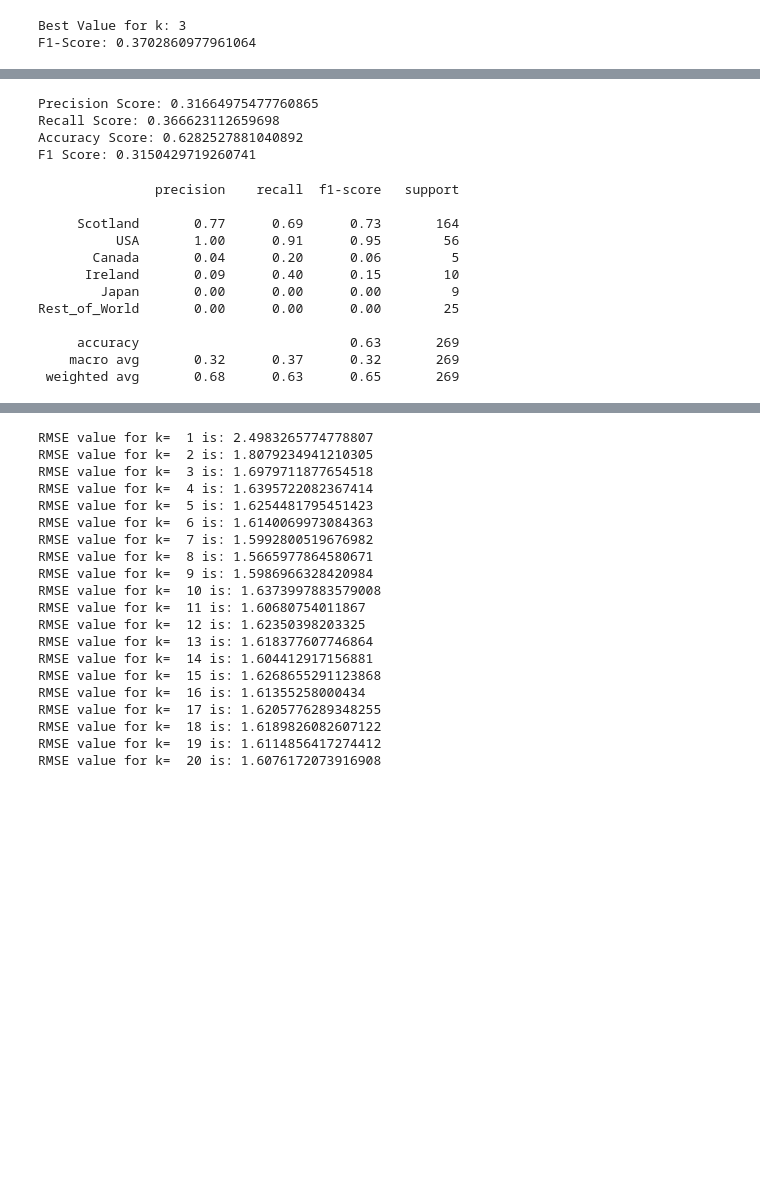
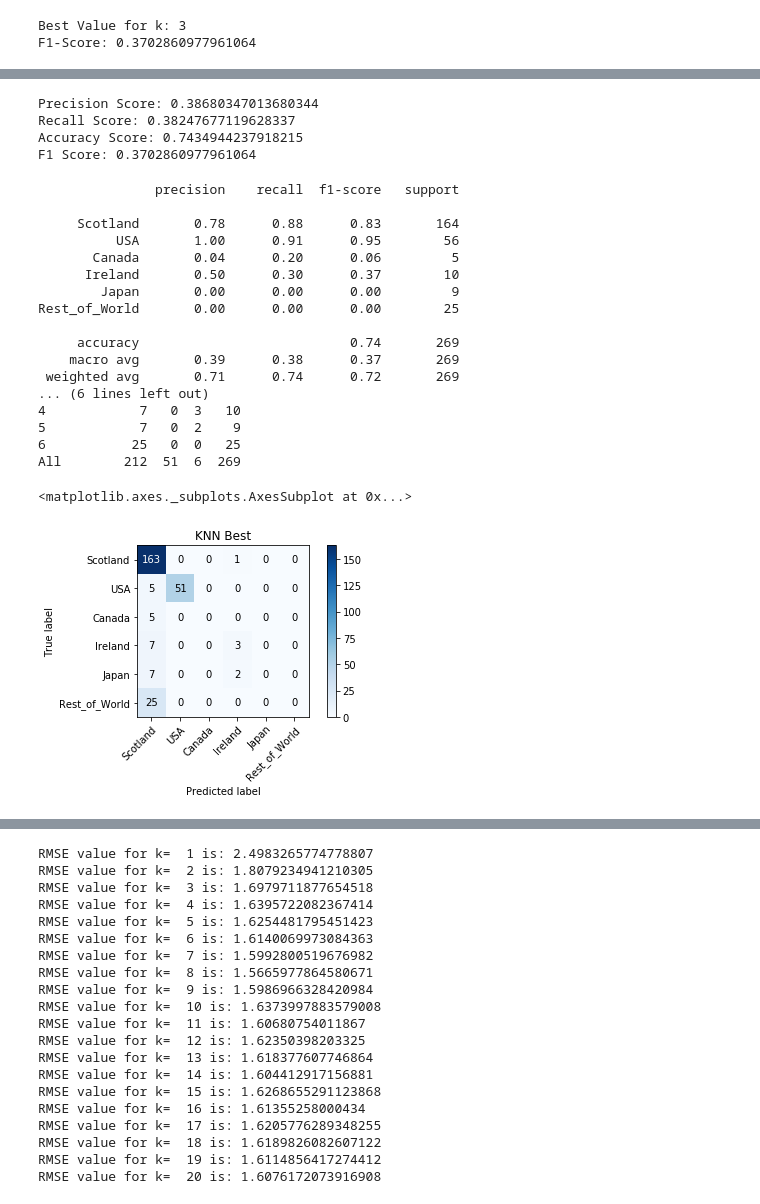
Before and after one commit to hamiltonchangcodes/project_whisky, a Jupyter notebook: Project 5.ipynb, the cells around one changed output, grey strips where cells are left out. Saved outputs shown, nothing was run; the diff lists cells and outputs as text; code cells hidden in the pictures; blank space fills up the shorter version.

```diff
--- a/Project 5.ipynb
+++ b/Project 5.ipynb
@@ -514,6 +524,6 @@ gs_results.best_params_
 # %%
 #Rerun of KNN with GridSearch Results
-knn = KNeighborsClassifier(n_neighbors=11, weights = 'distance', p = 1)
+knn = KNeighborsClassifier(n_neighbors=11, weights = 'uniform', p = 1)
 from sklearn.metrics import precision_score, recall_score, accuracy_score, f1_score
 knnfit = knn.fit(x_train_resampled, y_train_resampled)
 test_preds = knn.predict(x_test)
@@ -525,27 +535,37 @@ def print_metrics(labels, preds):
 
 print_metrics(y_test, test_preds)
 # %% [output]
-Precision Score: 0.31664975477760865
-Recall Score: 0.366623112659698
-Accuracy Score: 0.6282527881040892
-F1 Score: 0.3150429719260741
+Precision Score: 0.38680347013680344
+Recall Score: 0.38247677119628337
+Accuracy Score: 0.7434944237918215
+F1 Score: 0.3702860977961064
 # %%
 from sklearn.metrics import classification_report
 
 print(classification_report(y_test, test_preds, target_names=labels))
+
+plot_confusion_matrix(y_test, test_preds1, classes=labels,
+                      title='KNN Best')
 # %% [output]
                precision    recall  f1-score   support
 
-     Scotland       0.77      0.69      0.73       164
+     Scotland       0.78      0.88      0.83       164
           USA       1.00      0.91      0.95        56
        Canada       0.04      0.20      0.06         5
-      Ireland       0.09      0.40      0.15        10
+      Ireland       0.50      0.30      0.37        10
         Japan       0.00      0.00      0.00         9
 Rest_of_World       0.00      0.00      0.00        25
 
-     accuracy                           0.63       269
-    macro avg       0.32      0.37      0.32       269
- weighted avg       0.68      0.63      0.65       269
+     accuracy                           0.74       269
+    macro avg       0.39      0.38      0.37       269
+ weighted avg       0.71      0.74      0.72       269
+... (6 lines left out)
+4            7   0  3   10
+5            7   0  2    9
+6           25   0  0   25
+All        212  51  6  269
+<matplotlib.axes._subplots.AxesSubplot at 0x...>
+[figure, added]
 # %%
 plot_confusion_matrix(y_test, test_preds, classes=labels,
                       title='KNN Confusion matrix')
```
Also changed, not shown: parts of 21 cells of this notebook, 5 other files.
